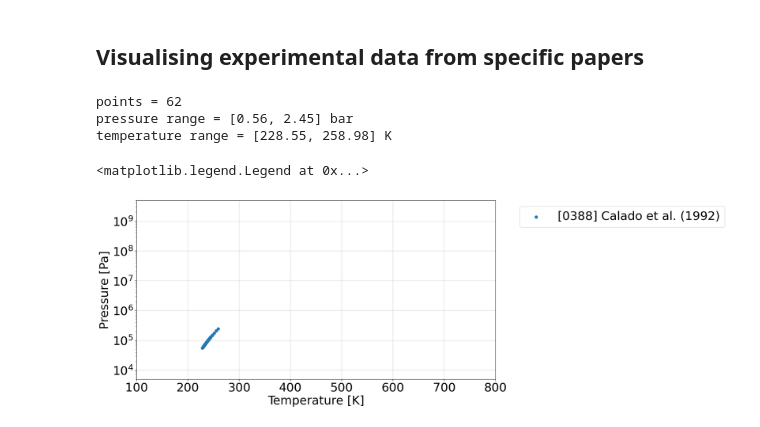
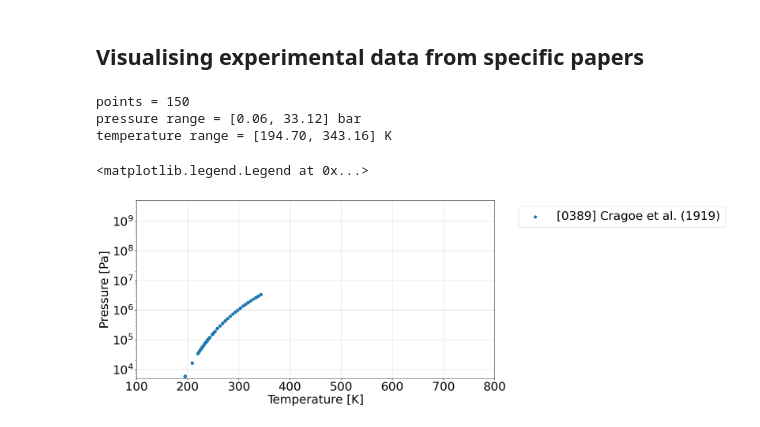
Before and after one commit to CatDN/mordu, a Jupyter notebook: ammonia.ipynb, the cells around one changed output. Saved outputs shown, nothing was run; the diff lists cells and outputs as text; code cells hidden in the pictures.

```diff
--- a/ammonia.ipynb
+++ b/ammonia.ipynb
@@ -186,49 +328,38 @@ def paper_path(paper_number):
 #data: paper_number: [authors, year, path]
 all_papers = {
     357: ["Beattie and Lawrence", 1930, paper_path(357)],
     358: ["Date", 1973, paper_path(358)],
     359: ["Date", 1973, paper_path(359)],
-    # 360: ["Holcomb and Outcalt", 1999, paper_path(360)],
-    # 361: ["Ichihara and Uematsu", 1994, paper_path(361)],
-    # 362: ["Kasahara et al.", 1999, paper_path(362)],
-    # 363: ["Keyes", 1931, paper_path(363)],
-    # 364: ["Kondo et al.", 2002, paper_path(364)],
-    # 365: ["Kumagai and Toriumi", 1971, paper_path(365)],
-    # 367: ["Lichtblau et al.", 1964, paper_path(367)],
-    # 368: ["Muromachi et al.", 2008, paper_path(368)],
-    # 369: ["Perman and Davies", 1906, paper_path(369)],
-    # 370: ["Sato et al.", 2005, paper_path(370)],
-    # 372: ["Zander and Thomas", 1979, paper_path(372)],
-    # 373: ["Harlow et al.", 1997, paper_path(373)],
-    # 374: ["United States Bureau of Standards", 1923, paper_path(374)],
     376: ["Vargaftik", 1975, paper_path(376)],
+    385: ["Baehre et al.", 1976, paper_path(385)],
     386: ["Burrell and Robertson", 1915, paper_path(386)],
-    388: ["Calado et al.", 1992, paper_path(388)]
+    388: ["Calado et al.", 1992, paper_path(388)],
+    389: ["Cragoe et al.", 1919, paper_path(389)]
 }
 
 # choose the paper
-paper = 388
+paper = 389
 
 # the data
 data = pd.read_excel(f"dataframes/experimental_data_saturation/0{str(paper)}.xlsx")
 
 # data ranges
 print(f"points = {data.index[-1]+1}")
 print(f"pressure range = [{min(data['P_SI']/1e5):.2f}, {max(data['P_SI']/1e5):.2f}] bar")
 print(f"temperature range = [{min(data['T_SI']):.2f}, {max(data['T_SI']):.2f}] K")
 
 
 fig, ax = plt.subplots()
 
 
 ax.scatter(data["T_SI"], data["P_SI"], label =  f"[0{paper}] " + all_papers[paper][0] + " " + f"({all_papers[paper][1]})")
 
 ax.set(yscale="log", ylabel="Pressure [Pa]", xlabel="Temperature [K]", xlim=(100, 800), ylim=(5e3, 5e9))
 ax.grid(alpha=0.5)
 ax.legend(loc="upper left", bbox_to_anchor=(1.05,1))
 # %% [output]
-points = 62
-pressure range = [0.56, 2.45] bar
-temperature range = [228.55, 258.98] K
+points = 150
+pressure range = [0.06, 33.12] bar
+temperature range = [194.70, 343.16] K
 <matplotlib.legend.Legend at 0x...>
-[figure, old version]
+[figure, new version]
```
Also changed, not shown: parts of 9 cells of this notebook.
